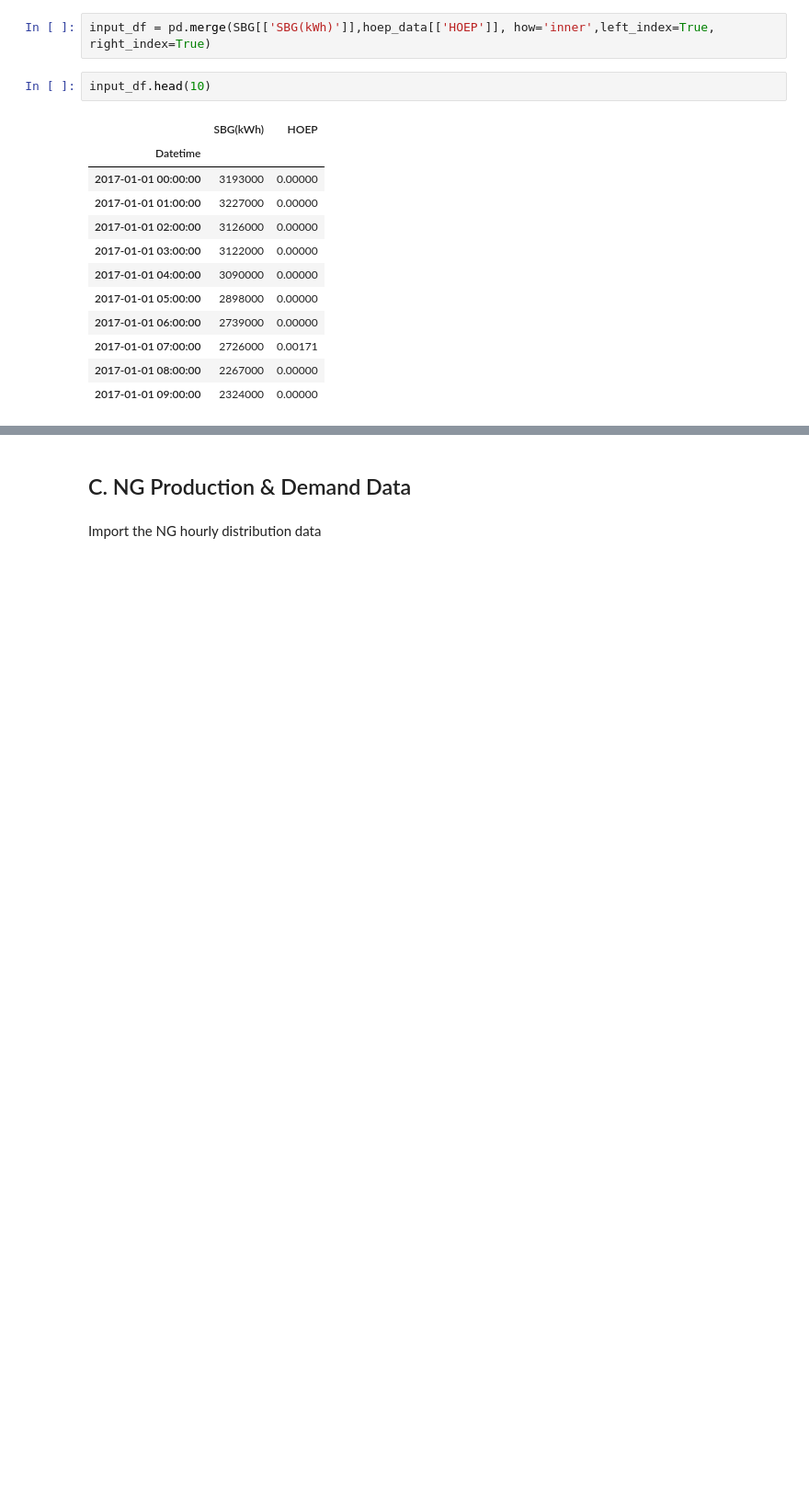
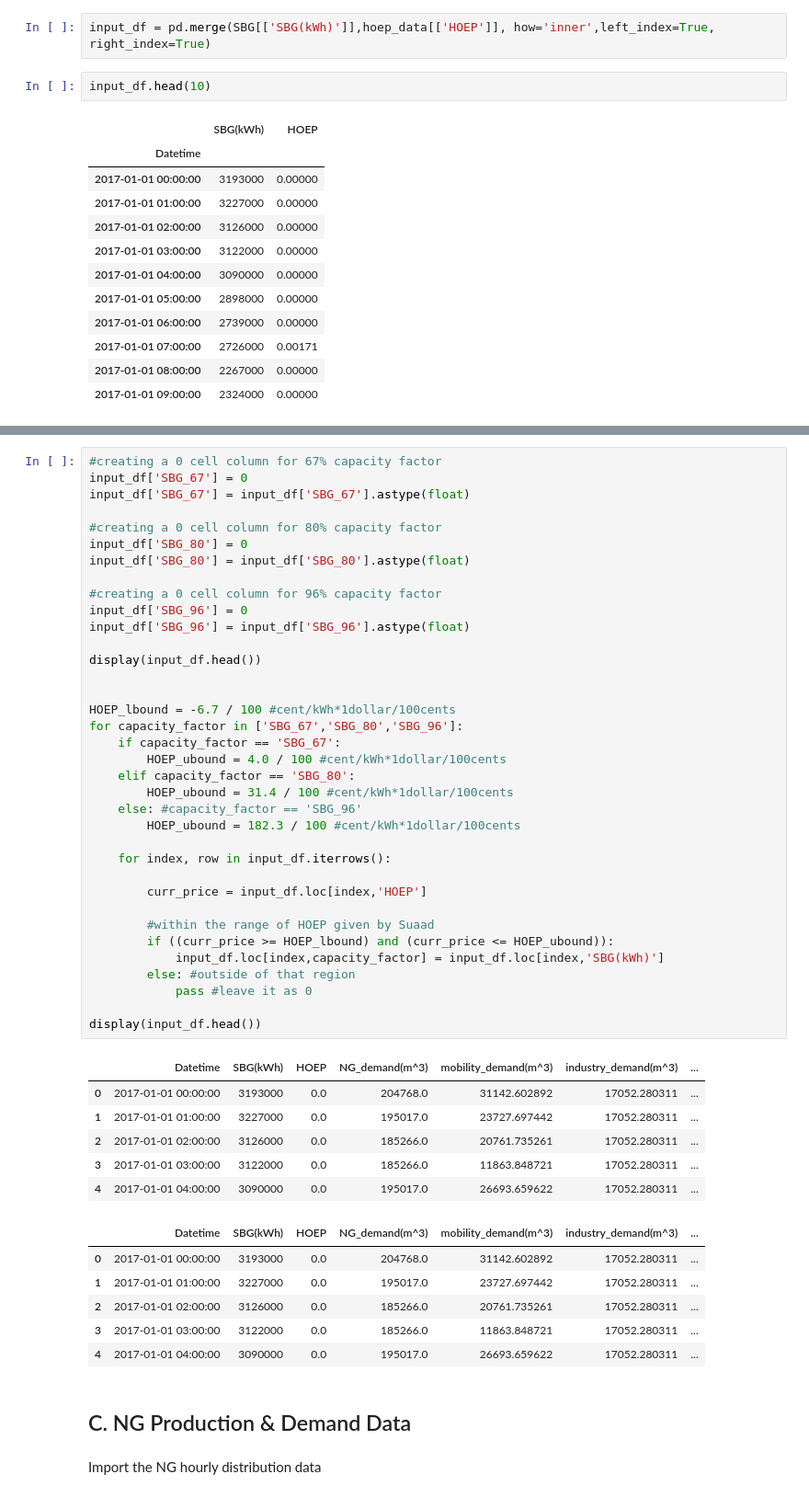
Before and after one commit to lewisjko/FYDP, a Jupyter notebook: FYDP.ipynb, the cells around one changed output, grey strips where cells are left out. Shown at 92% size. Drawn from its saved outputs; the diff is of its cells as text; blank space fills up the shorter version.

Commit message:
added SBG capacity factor calculation in the notebook  (though it might not be the same way as Suaad did)

```diff
--- a/FYDP.ipynb
+++ b/FYDP.ipynb
@@ -289,3 +303,52 @@ input_df.head(10)
+# %%
+#creating a 0 cell column for 67% capacity factor
+input_df['SBG_67'] = 0
+input_df['SBG_67'] = input_df['SBG_67'].astype(float)
+
+#creating a 0 cell column for 80% capacity factor
+input_df['SBG_80'] = 0
+input_df['SBG_80'] = input_df['SBG_80'].astype(float)
+
+#creating a 0 cell column for 96% capacity factor
+input_df['SBG_96'] = 0
+input_df['SBG_96'] = input_df['SBG_96'].astype(float)
+
+display(input_df.head())
+
+
+HOEP_lbound = -6.7 / 100 #cent/kWh*1dollar/100cents
+for capacity_factor in ['SBG_67','SBG_80','SBG_96']:
+    if capacity_factor == 'SBG_67':
+        HOEP_ubound = 4.0 / 100 #cent/kWh*1dollar/100cents
+    elif capacity_factor == 'SBG_80':
+        HOEP_ubound = 31.4 / 100 #cent/kWh*1dollar/100cents
+    else: #capacity_factor == 'SBG_96'
+        HOEP_ubound = 182.3 / 100 #cent/kWh*1dollar/100cents
+
+    for index, row in input_df.iterrows():
+
+        curr_price = input_df.loc[index,'HOEP']
+
+        #within the range of HOEP given by Suaad
+        if ((curr_price >= HOEP_lbound) and (curr_price <= HOEP_ubound)):
+            input_df.loc[index,capacity_factor] = input_df.loc[index,'SBG(kWh)']
+        else: #outside of that region
+            pass #leave it as 0
+
+display(input_df.head())
+# %% [output]
+|  | Datetime | SBG(kWh) | HOEP | NG_demand(m^3) | mobility_demand(m^3) | industry_demand(m^3) | ... |
+| 0 | 2017-01-01 00:00:00 | 3193000 | 0.0 | 204768.0 | 31142.602892 | 17052.280311 | ... |
+| 1 | 2017-01-01 01:00:00 | 3227000 | 0.0 | 195017.0 | 23727.697442 | 17052.280311 | ... |
+| 2 | 2017-01-01 02:00:00 | 3126000 | 0.0 | 185266.0 | 20761.735261 | 17052.280311 | ... |
+| 3 | 2017-01-01 03:00:00 | 3122000 | 0.0 | 185266.0 | 11863.848721 | 17052.280311 | ... |
+| 4 | 2017-01-01 04:00:00 | 3090000 | 0.0 | 195017.0 | 26693.659622 | 17052.280311 | ... |
+|  | Datetime | SBG(kWh) | HOEP | NG_demand(m^3) | mobility_demand(m^3) | industry_demand(m^3) | ... |
+| 0 | 2017-01-01 00:00:00 | 3193000 | 0.0 | 204768.0 | 31142.602892 | 17052.280311 | ... |
+| 1 | 2017-01-01 01:00:00 | 3227000 | 0.0 | 195017.0 | 23727.697442 | 17052.280311 | ... |
+| 2 | 2017-01-01 02:00:00 | 3126000 | 0.0 | 185266.0 | 20761.735261 | 17052.280311 | ... |
+| 3 | 2017-01-01 03:00:00 | 3122000 | 0.0 | 185266.0 | 11863.848721 | 17052.280311 | ... |
+| 4 | 2017-01-01 04:00:00 | 3090000 | 0.0 | 195017.0 | 26693.659622 | 17052.280311 | ... |
 # %% [markdown]
 ## C. NG Production & Demand Data
 # %% [markdown]
```
Also changed, not shown: parts of 5 cells of this notebook.
